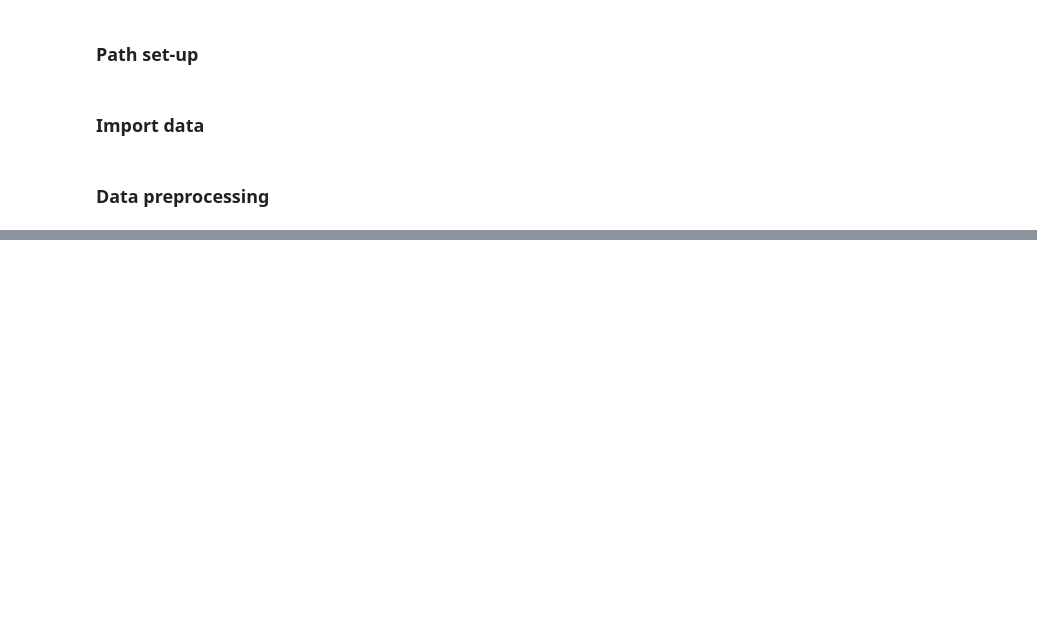
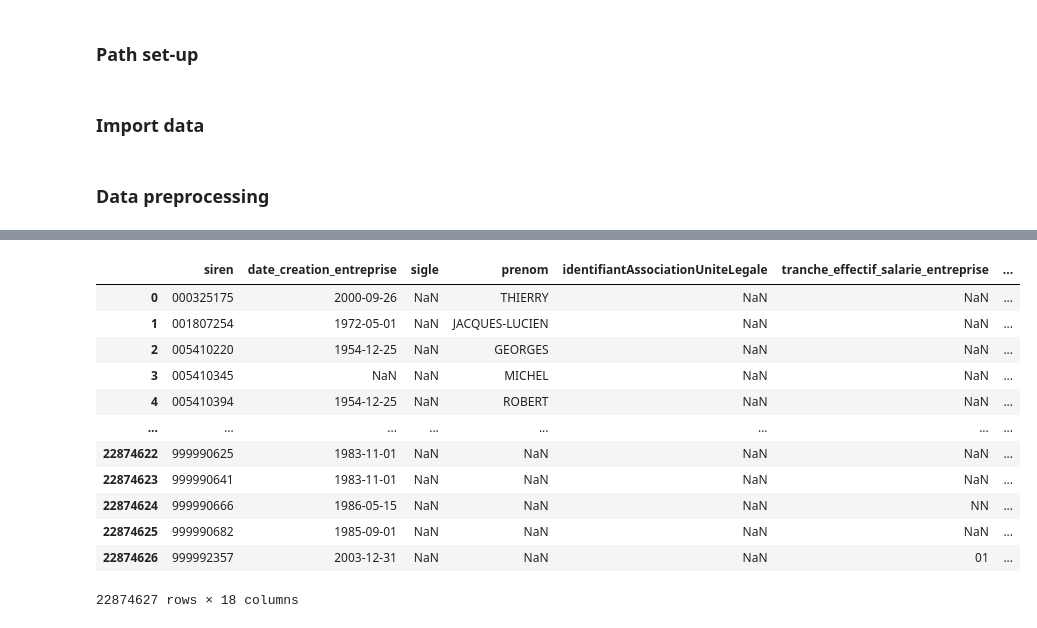
Before and after one commit to annuaire-entreprises-data-gouv-fr/search-api, a Jupyter notebook: airflow/dags/dag_datalake_sirene/process-data-before-indexation.ipynb, the cells around one changed output, grey strips where cells are left out. Saved outputs shown, nothing was run; the diff lists cells and outputs as text; code cells hidden in the pictures; blank space fills up the shorter version.

```diff
--- a/airflow/dags/dag_datalake_sirene/process-data-before-indexation.ipynb
+++ b/airflow/dags/dag_datalake_sirene/process-data-before-indexation.ipynb
@@ -200,5 +216,21 @@ df_out2
 # %%
 df_unite_legale = pd.merge(df_unite_legale,df_out2,on='siren',how='left')
+# %%
+df_unite_legale
+# %% [output]
+|  | siren | date_creation_entreprise | sigle | prenom | identifiantAssociationUniteLegale | tranche_effectif_salarie_entreprise | ... |
+| 0 | 000325175 | 2000-09-26 | NaN | THIERRY | NaN | NaN | ... |
+| 1 | 001807254 | 1972-05-01 | NaN | JACQUES-LUCIEN | NaN | NaN | ... |
+| 2 | 005410220 | 1954-12-25 | NaN | GEORGES | NaN | NaN | ... |
+| 3 | 005410345 | NaN | NaN | MICHEL | NaN | NaN | ... |
+| 4 | 005410394 | 1954-12-25 | NaN | ROBERT | NaN | NaN | ... |
+| ... | ... | ... | ... | ... | ... | ... | ... |
+| 22874622 | 999990625 | 1983-11-01 | NaN | NaN | NaN | NaN | ... |
+| 22874623 | 999990641 | 1983-11-01 | NaN | NaN | NaN | NaN | ... |
+| 22874624 | 999990666 | 1986-05-15 | NaN | NaN | NaN | NN | ... |
+| 22874625 | 999990682 | 1985-09-01 | NaN | NaN | NaN | NaN | ... |
+| 22874626 | 999992357 | 2003-12-31 | NaN | NaN | NaN | 01 | ... |
+22874627 rows × 18 columns
 # %%
 # Compute 'nombre etablissements ouvert' per 'siren'
 df_out=pd.DataFrame()
```
Also changed, not shown: parts of 9 cells of this notebook.
